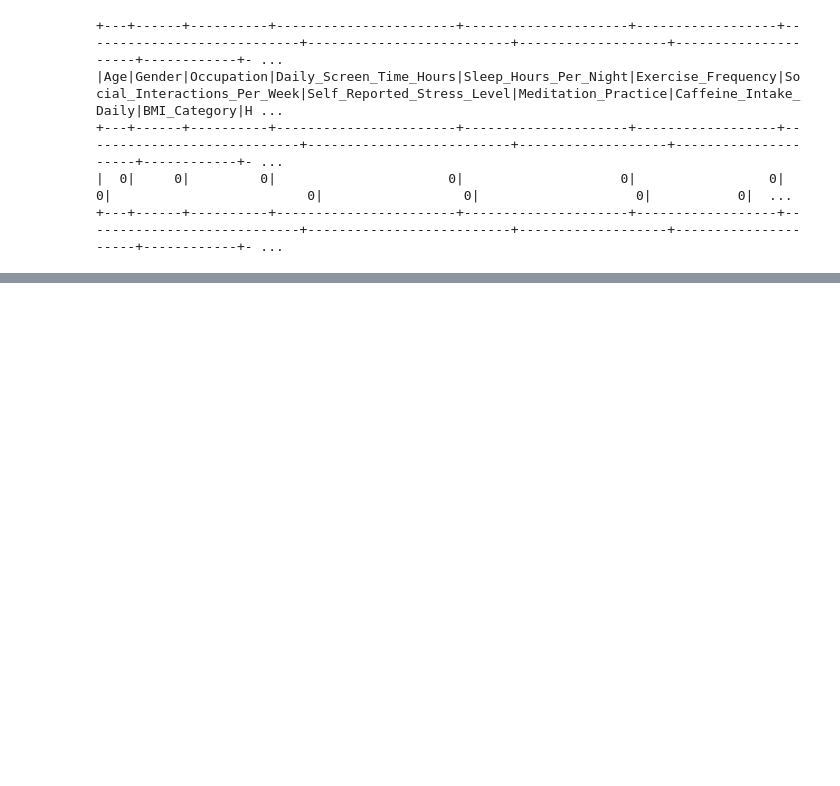
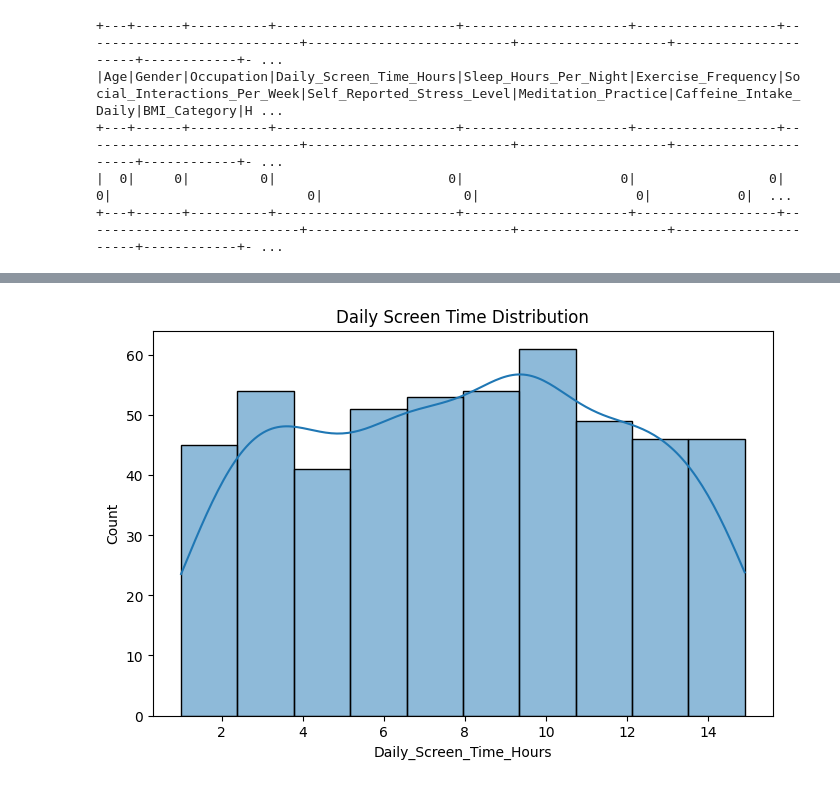
Before and after one commit to Khushba94/BDAS_iteration4, a Jupyter notebook: Iteration4_BDAS.ipynb, the cells around one changed output, grey strips where cells are left out. Cells and saved outputs as stored; diff of their text form; code cells hidden in the pictures; blank space fills up the shorter version.

```diff
--- a/Iteration4_BDAS.ipynb
+++ b/Iteration4_BDAS.ipynb
@@ -149,0 +187,12 @@ for c in life_df.columns
+# %%
+plt.figure(figsize=(8,5))
+
+sns.histplot(
+    life_pd["Daily_Screen_Time_Hours"],
+    kde=True
+)
+
+plt.title("Daily Screen Time Distribution")
+plt.show()
+# %% [output]
+[figure, added]
```
Also changed, not shown: parts of 34 cells of this notebook.
